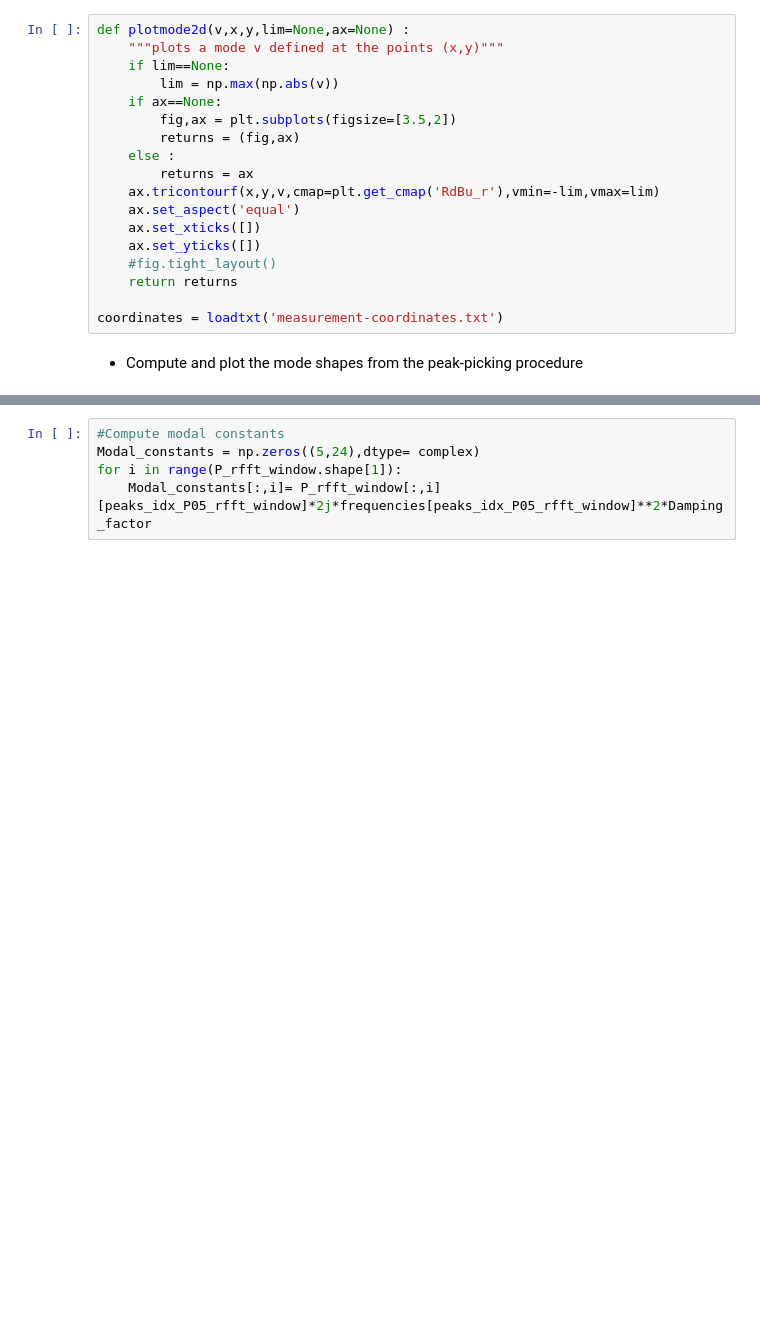
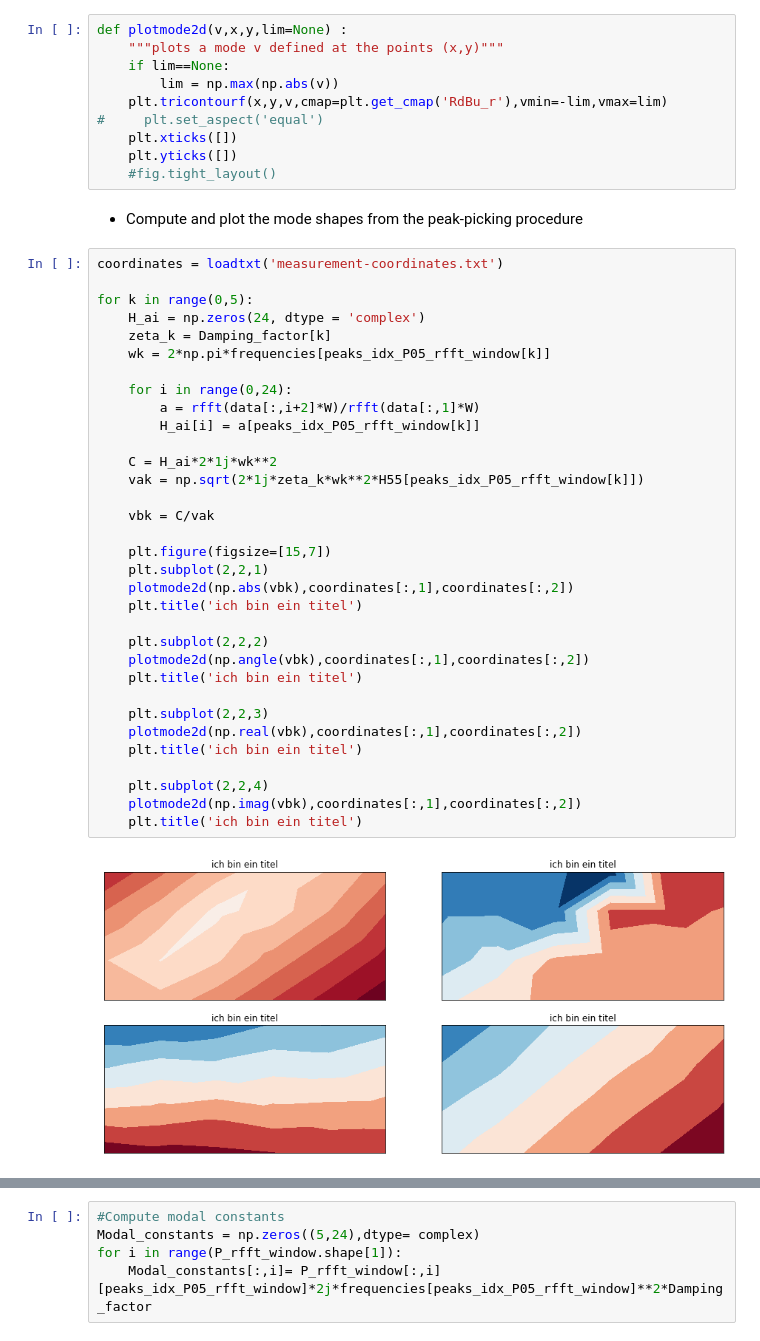
Before and after one commit to phmandl/modalanalyse, a Jupyter notebook: HW5/Kim/5_IdentificationMethods_template.ipynb, the cells around one changed output, grey strips where cells are left out. Saved outputs shown, nothing was run; the diff lists cells and outputs as text; blank space fills up the shorter version.

Commit message:
update modal shape plotting

```diff
--- a/HW5/Kim/5_IdentificationMethods_template.ipynb
+++ b/HW5/Kim/5_IdentificationMethods_template.ipynb
@@ -301,22 +353,49 @@ Employ the circle fitting algorithm to determine natural frequencies and damping
 Having obtained natural frequencies and damping factors, from peak-picking (maximum maplitude, quadrature component, ...) use the recepance curves to determine the modal constants and mode shapes.
 The mode shapes will be complex valued in ganeral (due to the damping present in the system). As the are complex-valued you can display them as real/imaginary part, or absolute value and phase. Try both!
 # %%
-def plotmode2d(v,x,y,lim=None,ax=None) :
+def plotmode2d(v,x,y,lim=None) :
     """plots a mode v defined at the points (x,y)"""
     if lim==None:
         lim = np.max(np.abs(v))
-    if ax==None:
-        fig,ax = plt.subplots(figsize=[3.5,2])
-        returns = (fig,ax)
-    else :
-        returns = ax
-    ax.tricontourf(x,y,v,cmap=plt.get_cmap('RdBu_r'),vmin=-lim,vmax=lim)
-    ax.set_aspect('equal')
-    ax.set_xticks([])
-    ax.set_yticks([])
+    plt.tricontourf(x,y,v,cmap=plt.get_cmap('RdBu_r'),vmin=-lim,vmax=lim)
+#     plt.set_aspect('equal')
+    plt.xticks([])
+    plt.yticks([])
     #fig.tight_layout()
-    return returns
-
-coordinates = loadtxt('measurement-coordinates.txt')
 # %% [markdown]
 * Compute and plot the mode shapes from the peak-picking procedure
+# %%
+coordinates = loadtxt('measurement-coordinates.txt')
+
+for k in range(0,5):
+    H_ai = np.zeros(24, dtype = 'complex')
+    zeta_k = Damping_factor[k]
+    wk = 2*np.pi*frequencies[peaks_idx_P05_rfft_window[k]]
+
+    for i in range(0,24):
+        a = rfft(data[:,i+2]*W)/rfft(data[:,1]*W)
+        H_ai[i] = a[peaks_idx_P05_rfft_window[k]]
+
+    C = H_ai*2*1j*wk**2
+    vak = np.sqrt(2*1j*zeta_k*wk**2*H55[peaks_idx_P05_rfft_window[k]])
+
+    vbk = C/vak
+
+    plt.figure(figsize=[15,7])
+    plt.subplot(2,2,1)
+    plotmode2d(np.abs(vbk),coordinates[:,1],coordinates[:,2])
+    plt.title('ich bin ein titel')
+
+    plt.subplot(2,2,2)
+    plotmode2d(np.angle(vbk),coordinates[:,1],coordinates[:,2])
+    plt.title('ich bin ein titel')
+
+    plt.subplot(2,2,3)
+    plotmode2d(np.real(vbk),coordinates[:,1],coordinates[:,2])
+    plt.title('ich bin ein titel')
+
+    plt.subplot(2,2,4)
+    plotmode2d(np.imag(vbk),coordinates[:,1],coordinates[:,2])
+    plt.title('ich bin ein titel')
+# %% [output]
+[figure, added]
```
Also changed, not shown: parts of 20 cells of this notebook, 1 other file.
